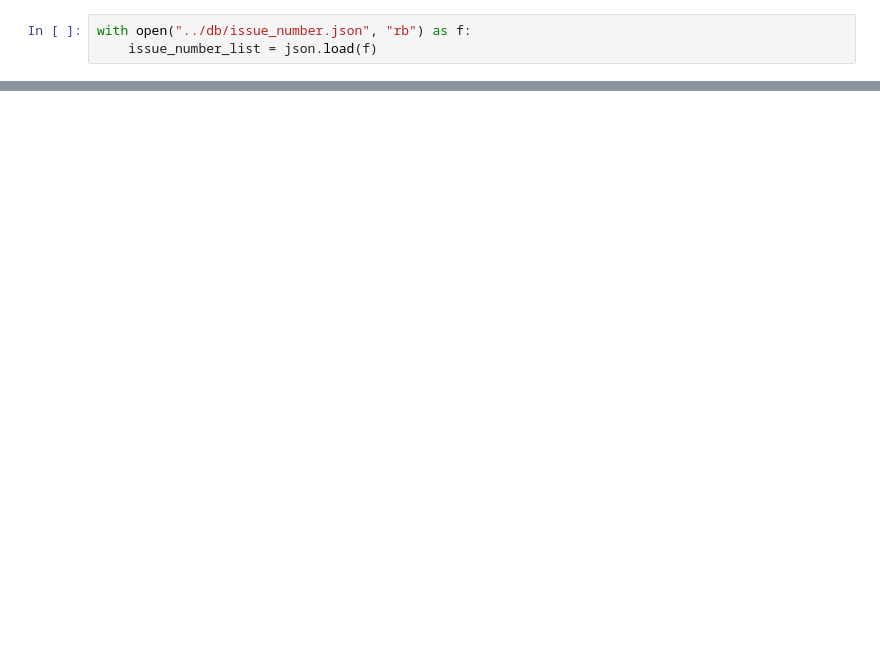
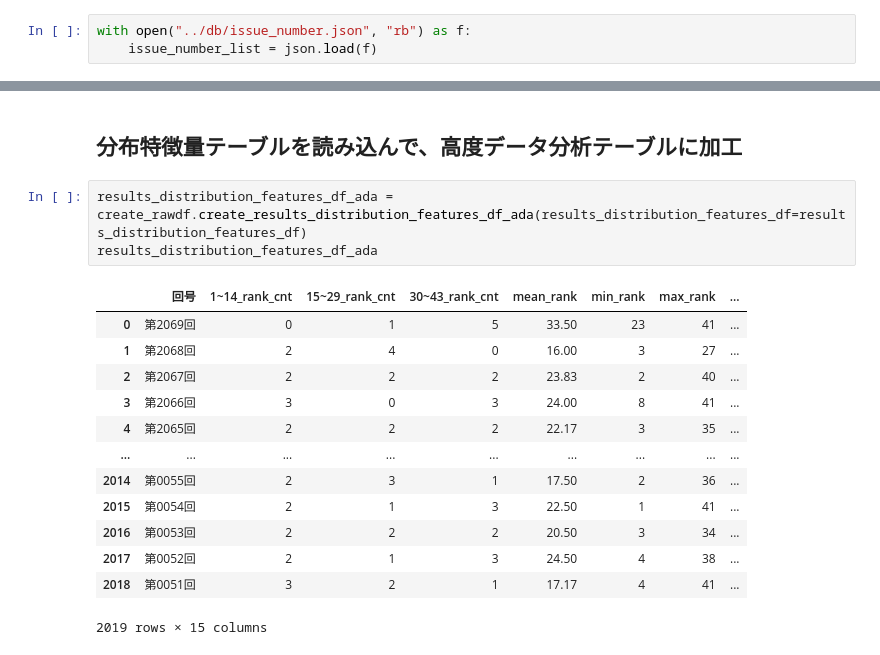
Before and after one commit to kimu0705/TAKARAKUJI, a Jupyter notebook: src/main.ipynb, the cells around one changed output, grey strips where cells are left out. Cells and saved outputs as stored; diff of their text form; blank space fills up the shorter version.

```diff
--- a/src/main.ipynb
+++ b/src/main.ipynb
@@ -117,0 +157,19 @@ results_distribution_features_df
+# %% [markdown]
+## 分布特徴量テーブルを読み込んで、高度データ分析テーブルに加工
+# %%
+results_distribution_features_df_ada = create_rawdf.create_results_distribution_features_df_ada(results_distribution_features_df=results_distribution_features_df)
+results_distribution_features_df_ada
+# %% [output]
+|  | 回号 | 1~14_rank_cnt | 15~29_rank_cnt | 30~43_rank_cnt | mean_rank | min_rank | max_rank | ... |
+| 0 | 第2069回 | 0 | 1 | 5 | 33.50 | 23 | 41 | ... |
+| 1 | 第2068回 | 2 | 4 | 0 | 16.00 | 3 | 27 | ... |
+| 2 | 第2067回 | 2 | 2 | 2 | 23.83 | 2 | 40 | ... |
+| 3 | 第2066回 | 3 | 0 | 3 | 24.00 | 8 | 41 | ... |
+| 4 | 第2065回 | 2 | 2 | 2 | 22.17 | 3 | 35 | ... |
+| ... | ... | ... | ... | ... | ... | ... | ... | ... |
+| 2014 | 第0055回 | 2 | 3 | 1 | 17.50 | 2 | 36 | ... |
+| 2015 | 第0054回 | 2 | 1 | 3 | 22.50 | 1 | 41 | ... |
+| 2016 | 第0053回 | 2 | 2 | 2 | 20.50 | 3 | 34 | ... |
+| 2017 | 第0052回 | 2 | 1 | 3 | 24.50 | 4 | 38 | ... |
+| 2018 | 第0051回 | 3 | 2 | 1 | 17.17 | 4 | 41 | ... |
+2019 rows × 15 columns
```
Also changed, not shown: parts of 18 cells of this notebook, 25 other files.
